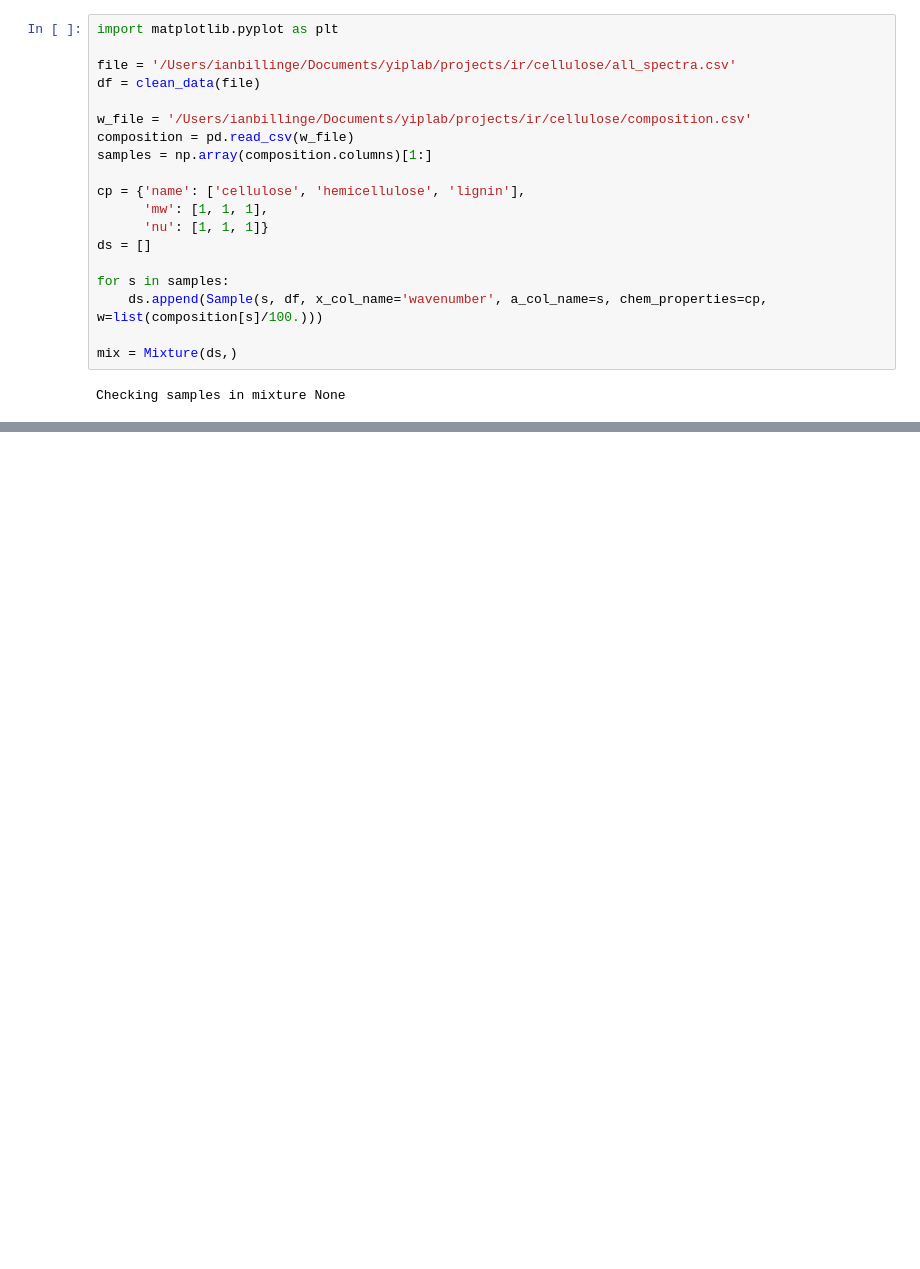
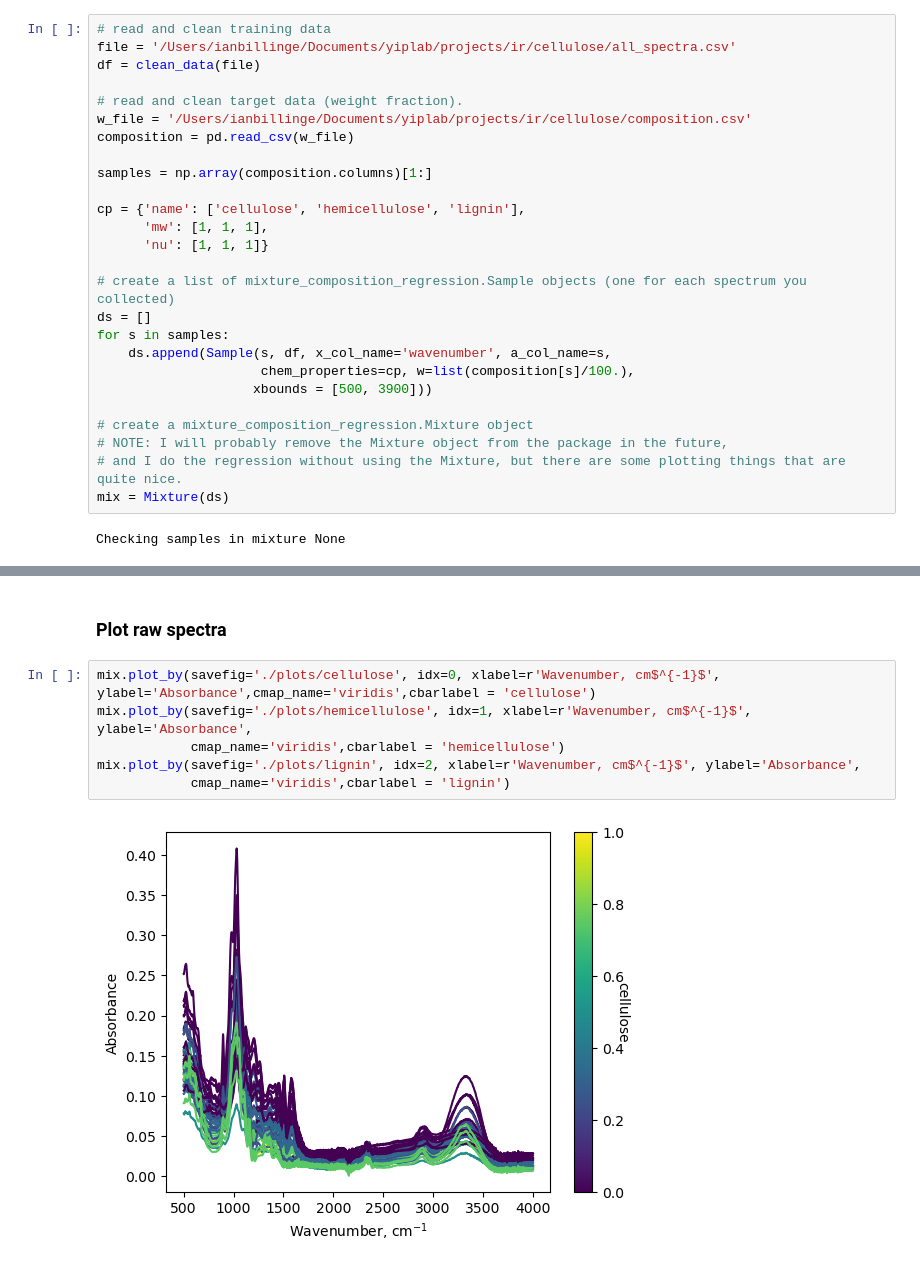
Before and after one commit to iblg/mixture_composition_regression, a Jupyter notebook: mixture_composition_regression/examples/cellulose_example/01_cellulose_first_try.ipynb, the cells around one changed output, grey strips where cells are left out. Drawn from its saved outputs; the diff is of its cells as text; blank space fills up the shorter version.

Commit message:
Replaced cellulose with correct notebook.

```diff
--- a/mixture_composition_regression/examples/cellulose_example/01_cellulose_first_try.ipynb
+++ b/mixture_composition_regression/examples/cellulose_example/01_cellulose_first_try.ipynb
@@ -19,21 +31,28 @@ from sklearn.cross_decomposition import PLSRegression
 # %%
-import matplotlib.pyplot as plt
-
+# read and clean training data
 file = '/Users/ianbillinge/Documents/yiplab/projects/ir/cellulose/all_spectra.csv'
 df = clean_data(file)
 
+# read and clean target data (weight fraction).
 w_file = '/Users/ianbillinge/Documents/yiplab/projects/ir/cellulose/composition.csv'
 composition = pd.read_csv(w_file)
+
 samples = np.array(composition.columns)[1:]
 
 cp = {'name': ['cellulose', 'hemicellulose', 'lignin'],
       'mw': [1, 1, 1],
       'nu': [1, 1, 1]}
+
+# create a list of mixture_composition_regression.Sample objects (one for each spectrum you collected)
 ds = []
+for s in samples:
+    ds.append(Sample(s, df, x_col_name='wavenumber', a_col_name=s,
+                     chem_properties=cp, w=list(composition[s]/100.),
+                    xbounds = [500, 3900]))
 
-for s in samples:
-    ds.append(Sample(s, df, x_col_name='wavenumber', a_col_name=s, chem_properties=cp, w=list(composition[s]/100.)))
-
-mix = Mixture(ds,)
+# create a mixture_composition_regression.Mixture object
+# NOTE: I will probably remove the Mixture object from the package in the future,
+# and I do the regression without using the Mixture, but there are some plotting things that are quite nice.
+mix = Mixture(ds)
 # %% [output]
 Checking samples in mixture None
@@ -172,0 +269,10 @@ viable_models, best_model = cv_on_model_and_wavelength(
+# %% [markdown]
+### Plot raw spectra
+# %%
+mix.plot_by(savefig='./plots/cellulose', idx=0, xlabel=r'Wavenumber, cm$^{-1}$', ylabel='Absorbance',cmap_name='viridis',cbarlabel = 'cellulose')
+mix.plot_by(savefig='./plots/hemicellulose', idx=1, xlabel=r'Wavenumber, cm$^{-1}$', ylabel='Absorbance',
+            cmap_name='viridis',cbarlabel = 'hemicellulose')
+mix.plot_by(savefig='./plots/lignin', idx=2, xlabel=r'Wavenumber, cm$^{-1}$', ylabel='Absorbance',
+            cmap_name='viridis',cbarlabel = 'lignin')
+# %% [output]
+[figure, added]
```
Also changed, not shown: parts of 24 cells of this notebook, 4 other files.
